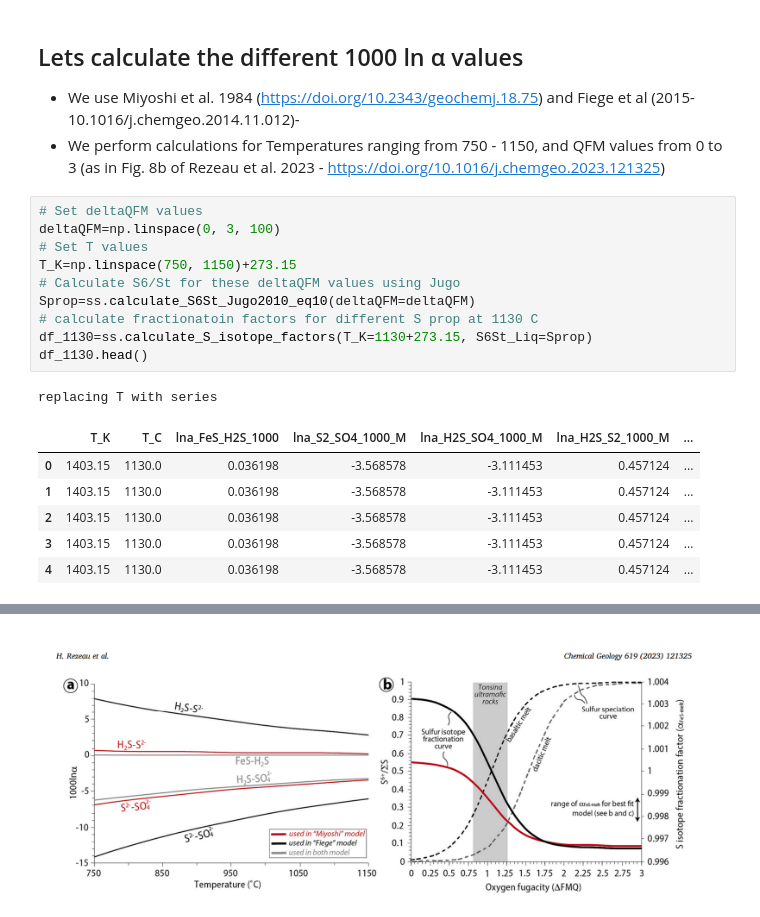
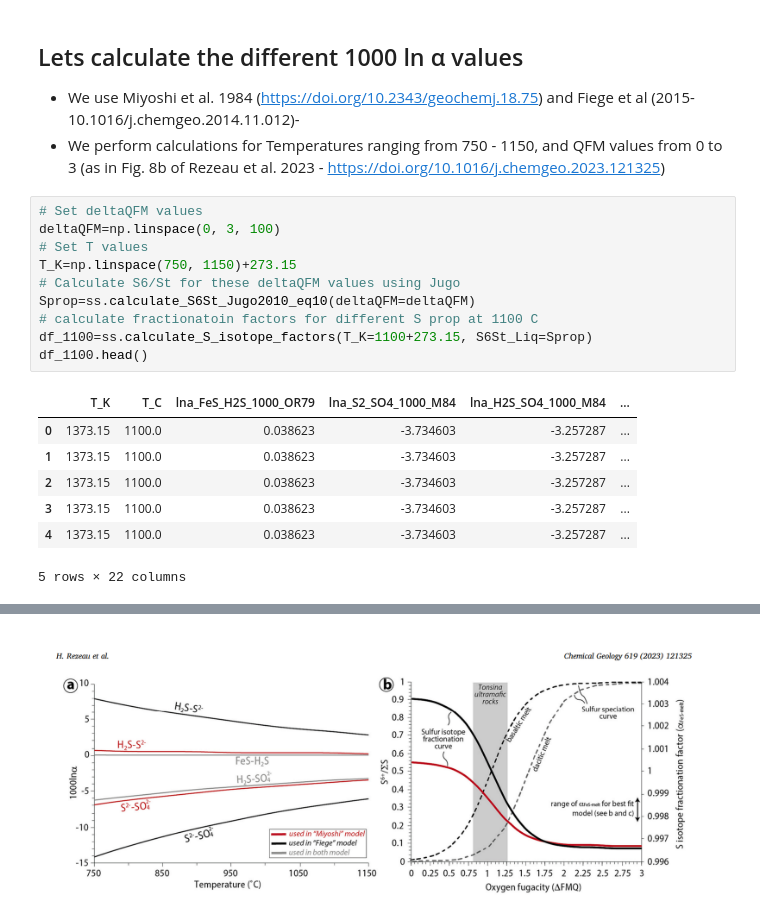
Before and after one commit to PennyWieser/PySulfSat, a Jupyter notebook: docs/Examples/S_isotope_Fractionation_Models/Frac_factors.ipynb, the cells around one changed output, grey strips where cells are left out. Drawn from its saved outputs; the diff is of its cells as text.

```diff
--- a/docs/Examples/S_isotope_Fractionation_Models/Frac_factors.ipynb
+++ b/docs/Examples/S_isotope_Fractionation_Models/Frac_factors.ipynb
@@ -13,21 +13,21 @@ import PySulfSat as ss
 # %%
 # Set deltaQFM values
 deltaQFM=np.linspace(0, 3, 100)
 # Set T values
 T_K=np.linspace(750, 1150)+273.15
 # Calculate S6/St for these deltaQFM values using Jugo
 Sprop=ss.calculate_S6St_Jugo2010_eq10(deltaQFM=deltaQFM)
-# calculate fractionatoin factors for different S prop at 1130 C
-df_1130=ss.calculate_S_isotope_factors(T_K=1130+273.15, S6St_Liq=Sprop)
-df_1130.head()
+# calculate fractionatoin factors for different S prop at 1100 C
+df_1100=ss.calculate_S_isotope_factors(T_K=1100+273.15, S6St_Liq=Sprop)
+df_1100.head()
 # %% [output]
+|  | T_K | T_C | lna_FeS_H2S_1000_OR79 | lna_S2_SO4_1000_M84 | lna_H2S_SO4_1000_M84 | ... |
+| 0 | 1373.15 | 1100.0 | 0.038623 | -3.734603 | -3.257287 | ... |
+| 1 | 1373.15 | 1100.0 | 0.038623 | -3.734603 | -3.257287 | ... |
+| 2 | 1373.15 | 1100.0 | 0.038623 | -3.734603 | -3.257287 | ... |
+| 3 | 1373.15 | 1100.0 | 0.038623 | -3.734603 | -3.257287 | ... |
+| 4 | 1373.15 | 1100.0 | 0.038623 | -3.734603 | -3.257287 | ... |
-replacing T with series
+5 rows × 22 columns
-|  | T_K | T_C | lna_FeS_H2S_1000 | lna_S2_SO4_1000_M | lna_H2S_SO4_1000_M | lna_H2S_S2_1000_M | ... |
-| 0 | 1403.15 | 1130.0 | 0.036198 | -3.568578 | -3.111453 | 0.457124 | ... |
-| 1 | 1403.15 | 1130.0 | 0.036198 | -3.568578 | -3.111453 | 0.457124 | ... |
-| 2 | 1403.15 | 1130.0 | 0.036198 | -3.568578 | -3.111453 | 0.457124 | ... |
-| 3 | 1403.15 | 1130.0 | 0.036198 | -3.568578 | -3.111453 | 0.457124 | ... |
-| 4 | 1403.15 | 1130.0 | 0.036198 | -3.568578 | -3.111453 | 0.457124 | ... |
 # %%
 # Calculate different fractionation factors for different temps
 df_temp=ss.calculate_S_isotope_factors(T_K=T_K)
```
Also changed, not shown: parts of 18 cells of this notebook, 4 other files.
